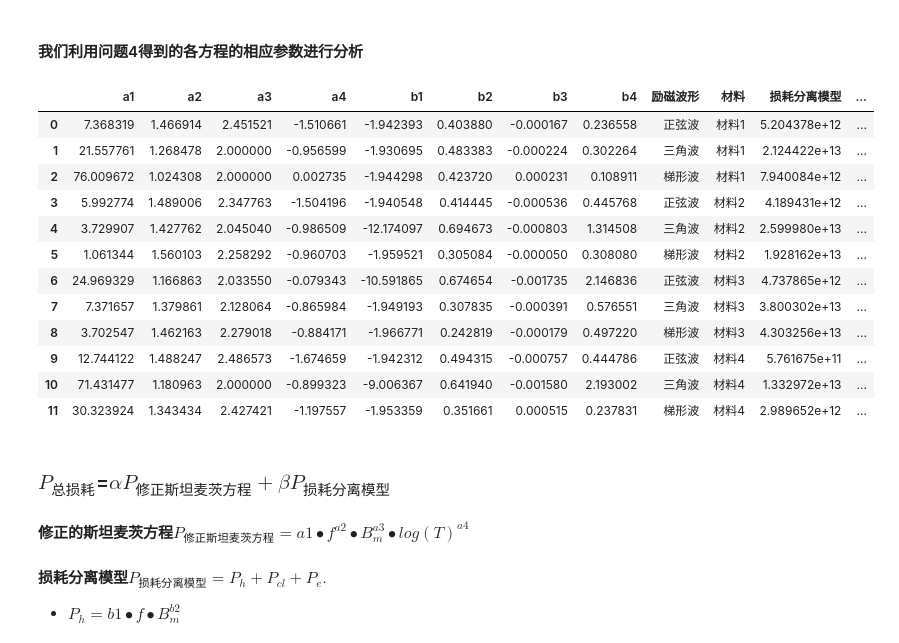
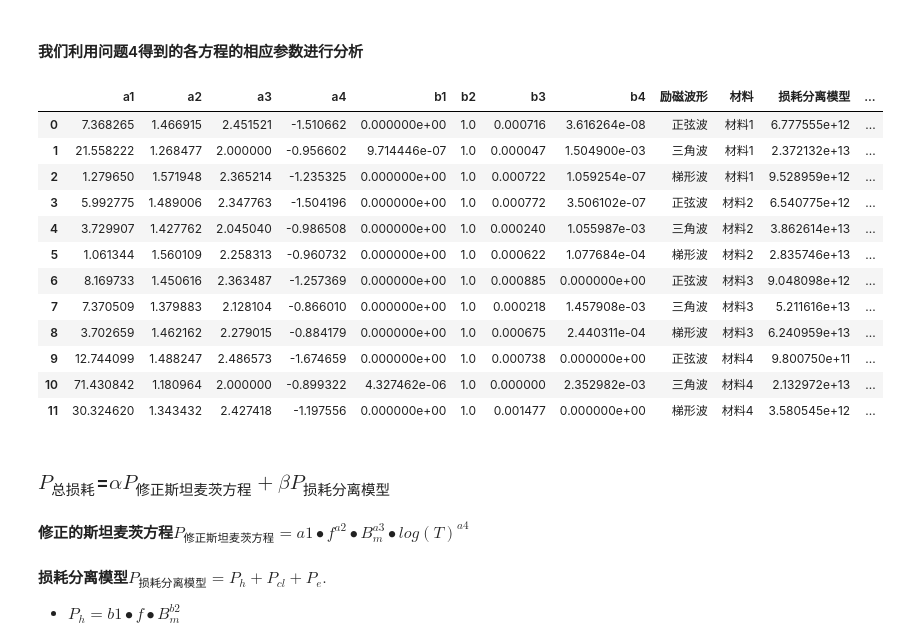
Before and after one commit to Tereaslle/2024-CPGMCM, a Jupyter notebook: C-5/问题5.ipynb, the cells around one changed output. Drawn from its saved outputs; the diff is of its cells as text; code cells hidden in the pictures.

```diff
--- a/C-5/问题5.ipynb
+++ b/C-5/问题5.ipynb
@@ -6,22 +6,22 @@
 #### 我们利用问题4得到的各方程的相应参数进行分析
 # %%
 import pandas as pd
-df = pd.read_excel('..\C-4\不同材料不同波形的损耗分离模型和修正方程模型拟合结果.xlsx')
+df = pd.read_excel('问题4\\不同材料不同波形的损耗分离模型和修正方程模型拟合结果.xlsx')
 df
 # %% [output]
 |  | a1 | a2 | a3 | a4 | b1 | b2 | b3 | b4 | 励磁波形 | 材料 | 损耗分离模型 | ... |
-| 0 | 7.368319 | 1.466914 | 2.451521 | -1.510661 | -1.942393 | 0.403880 | -0.000167 | 0.236558 | 正弦波 | 材料1 | 5.204378e+12 | ... |
-| 1 | 21.557761 | 1.268478 | 2.000000 | -0.956599 | -1.930695 | 0.483383 | -0.000224 | 0.302264 | 三角波 | 材料1 | 2.124422e+13 | ... |
-| 2 | 76.009672 | 1.024308 | 2.000000 | 0.002735 | -1.944298 | 0.423720 | 0.000231 | 0.108911 | 梯形波 | 材料1 | 7.940084e+12 | ... |
-| 3 | 5.992774 | 1.489006 | 2.347763 | -1.504196 | -1.940548 | 0.414445 | -0.000536 | 0.445768 | 正弦波 | 材料2 | 4.189431e+12 | ... |
-| 4 | 3.729907 | 1.427762 | 2.045040 | -0.986509 | -12.174097 | 0.694673 | -0.000803 | 1.314508 | 三角波 | 材料2 | 2.599980e+13 | ... |
-| 5 | 1.061344 | 1.560103 | 2.258292 | -0.960703 | -1.959521 | 0.305084 | -0.000050 | 0.308080 | 梯形波 | 材料2 | 1.928162e+13 | ... |
-| 6 | 24.969329 | 1.166863 | 2.033550 | -0.079343 | -10.591865 | 0.674654 | -0.001735 | 2.146836 | 正弦波 | 材料3 | 4.737865e+12 | ... |
-| 7 | 7.371657 | 1.379861 | 2.128064 | -0.865984 | -1.949193 | 0.307835 | -0.000391 | 0.576551 | 三角波 | 材料3 | 3.800302e+13 | ... |
-| 8 | 3.702547 | 1.462163 | 2.279018 | -0.884171 | -1.966771 | 0.242819 | -0.000179 | 0.497220 | 梯形波 | 材料3 | 4.303256e+13 | ... |
-| 9 | 12.744122 | 1.488247 | 2.486573 | -1.674659 | -1.942312 | 0.494315 | -0.000757 | 0.444786 | 正弦波 | 材料4 | 5.761675e+11 | ... |
-| 10 | 71.431477 | 1.180963 | 2.000000 | -0.899323 | -9.006367 | 0.641940 | -0.001580 | 2.193002 | 三角波 | 材料4 | 1.332972e+13 | ... |
-| 11 | 30.323924 | 1.343434 | 2.427421 | -1.197557 | -1.953359 | 0.351661 | 0.000515 | 0.237831 | 梯形波 | 材料4 | 2.989652e+12 | ... |
+| 0 | 7.368265 | 1.466915 | 2.451521 | -1.510662 | 0.000000e+00 | 1.0 | 0.000716 | 3.616264e-08 | 正弦波 | 材料1 | 6.777555e+12 | ... |
+| 1 | 21.558222 | 1.268477 | 2.000000 | -0.956602 | 9.714446e-07 | 1.0 | 0.000047 | 1.504900e-03 | 三角波 | 材料1 | 2.372132e+13 | ... |
+| 2 | 1.279650 | 1.571948 | 2.365214 | -1.235325 | 0.000000e+00 | 1.0 | 0.000722 | 1.059254e-07 | 梯形波 | 材料1 | 9.528959e+12 | ... |
+| 3 | 5.992775 | 1.489006 | 2.347763 | -1.504196 | 0.000000e+00 | 1.0 | 0.000772 | 3.506102e-07 | 正弦波 | 材料2 | 6.540775e+12 | ... |
+| 4 | 3.729907 | 1.427762 | 2.045040 | -0.986508 | 0.000000e+00 | 1.0 | 0.000240 | 1.055987e-03 | 三角波 | 材料2 | 3.862614e+13 | ... |
+| 5 | 1.061344 | 1.560109 | 2.258313 | -0.960732 | 0.000000e+00 | 1.0 | 0.000622 | 1.077684e-04 | 梯形波 | 材料2 | 2.835746e+13 | ... |
+| 6 | 8.169733 | 1.450616 | 2.363487 | -1.257369 | 0.000000e+00 | 1.0 | 0.000885 | 0.000000e+00 | 正弦波 | 材料3 | 9.048098e+12 | ... |
+| 7 | 7.370509 | 1.379883 | 2.128104 | -0.866010 | 0.000000e+00 | 1.0 | 0.000218 | 1.457908e-03 | 三角波 | 材料3 | 5.211616e+13 | ... |
+| 8 | 3.702659 | 1.462162 | 2.279015 | -0.884179 | 0.000000e+00 | 1.0 | 0.000675 | 2.440311e-04 | 梯形波 | 材料3 | 6.240959e+13 | ... |
+| 9 | 12.744099 | 1.488247 | 2.486573 | -1.674659 | 0.000000e+00 | 1.0 | 0.000738 | 0.000000e+00 | 正弦波 | 材料4 | 9.800750e+11 | ... |
+| 10 | 71.430842 | 1.180964 | 2.000000 | -0.899322 | 4.327462e-06 | 1.0 | 0.000000 | 2.352982e-03 | 三角波 | 材料4 | 2.132972e+13 | ... |
+| 11 | 30.324620 | 1.343432 | 2.427418 | -1.197556 | 0.000000e+00 | 1.0 | 0.001477 | 0.000000e+00 | 梯形波 | 材料4 | 3.580545e+12 | ... |
 # %% [markdown]
 ### $P_{总损耗}$=$\alpha  P_{修正斯坦麦茨方程}+\beta P_{损耗分离模型}$
 
```
Also changed, not shown: parts of 1 cell of this notebook.
